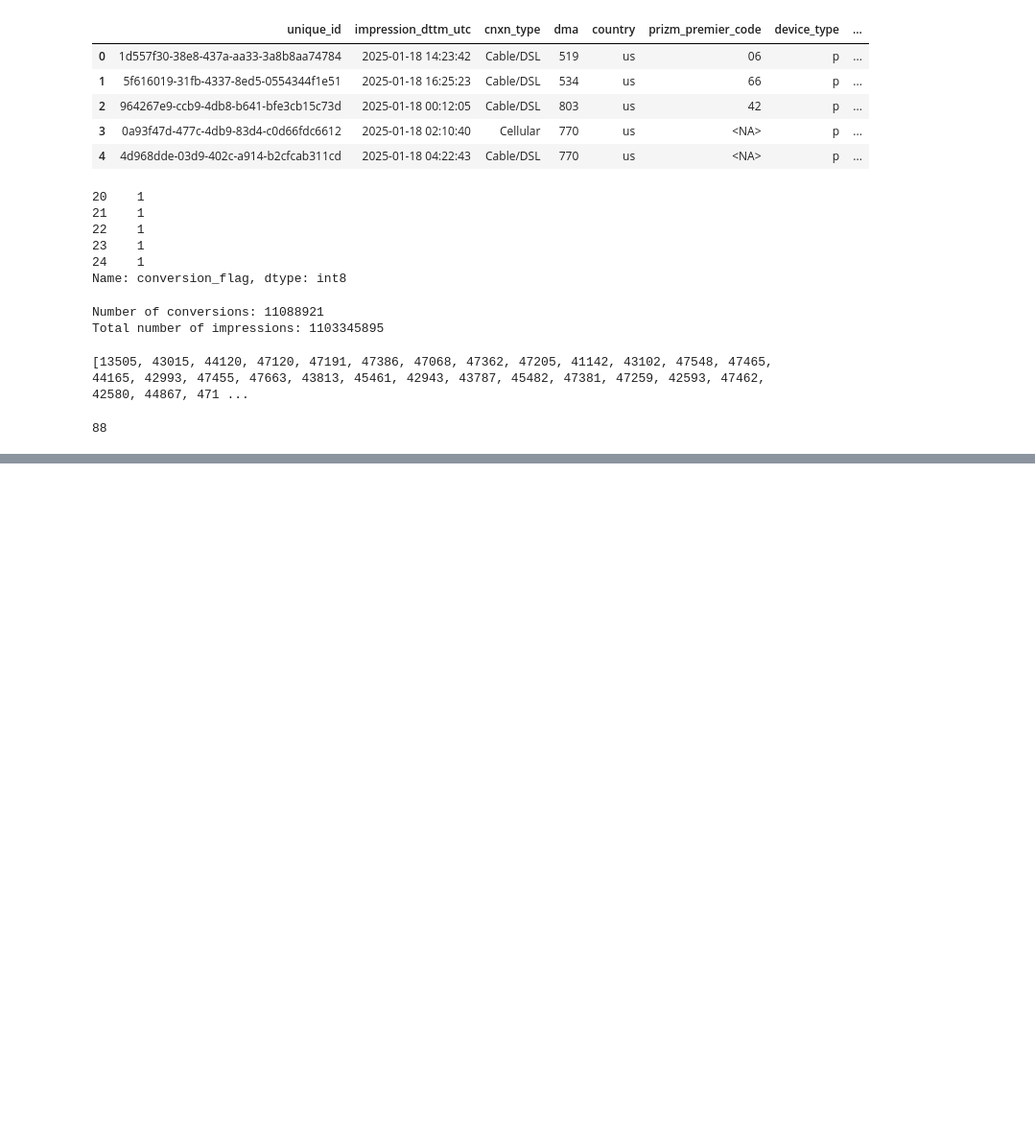
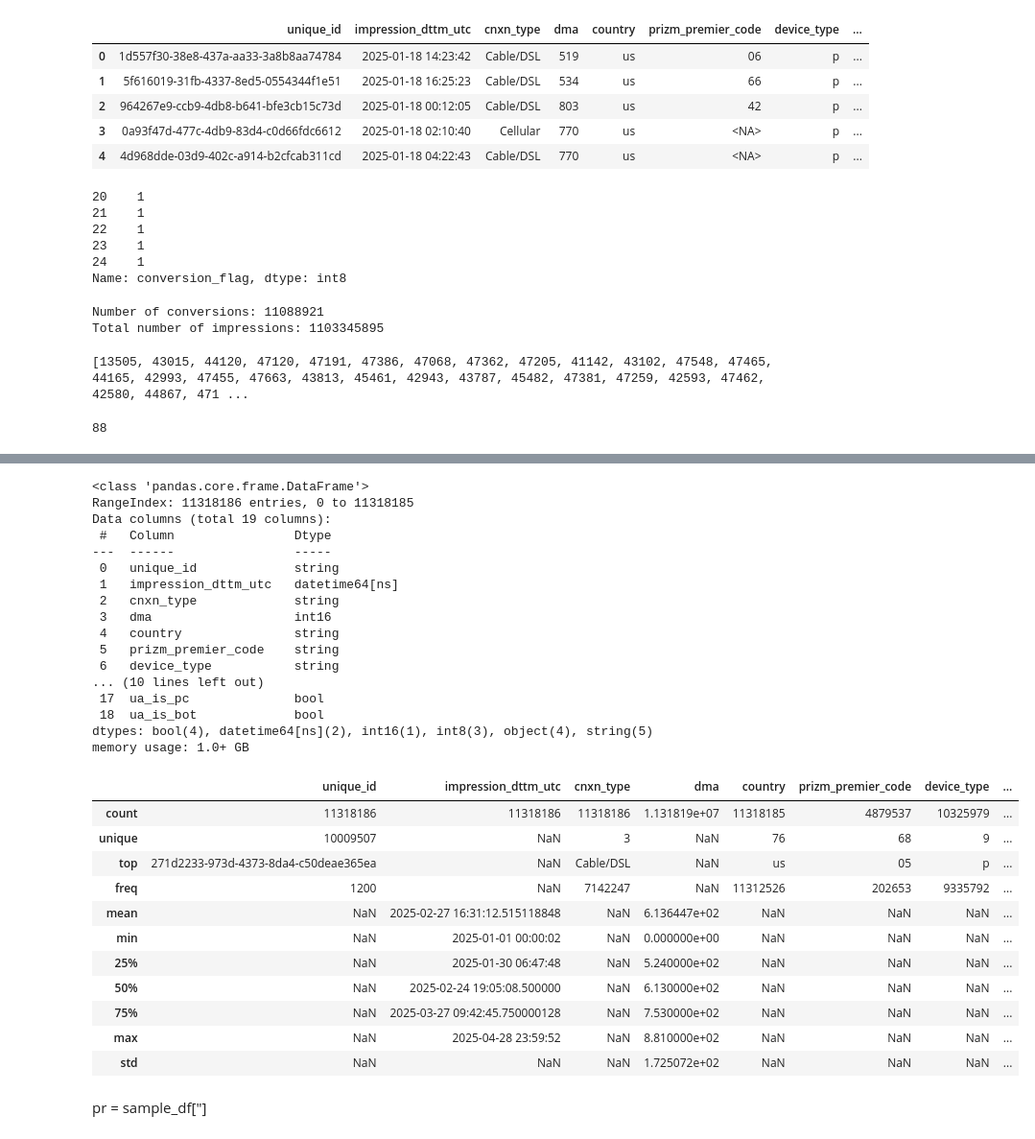
Before and after one commit to paramkpr/AuctioNN, a Jupyter notebook: notebooks/dev.ipynb, the cells around one changed output, grey strips where cells are left out. Shown at 96% size. Saved outputs shown, nothing was run; the diff lists cells and outputs as text; code cells hidden in the pictures; blank space fills up the shorter version.

```diff
--- a/notebooks/dev.ipynb
+++ b/notebooks/dev.ipynb
@@ -398,0 +432,39 @@ len(campaign_ids)
+# %%
+import pandas as pd
+
+sample_df = pd.read_parquet("./data/cleaned/train/campaign_id=8334/")
+sample_df.head()
+sample_df.info()
+sample_df.describe(include="all")
+# %% [output]
+<class 'pandas.core.frame.DataFrame'>
+RangeIndex: 11318186 entries, 0 to 11318185
+Data columns (total 19 columns):
+ #   Column                Dtype
+---  ------                -----
+ 0   unique_id             string
+ 1   impression_dttm_utc   datetime64[ns]
+ 2   cnxn_type             string
+ 3   dma                   int16
+ 4   country               string
+ 5   prizm_premier_code    string
+ 6   device_type           string
+... (10 lines left out)
+ 17  ua_is_pc              bool
+ 18  ua_is_bot             bool
+dtypes: bool(4), datetime64[ns](2), int16(1), int8(3), object(4), string(5)
+memory usage: 1.0+ GB
+|  | unique_id | impression_dttm_utc | cnxn_type | dma | country | prizm_premier_code | device_type | ... |
+| count | 11318186 | 11318186 | 11318186 | 1.131819e+07 | 11318185 | 4879537 | 10325979 | ... |
+| unique | 10009507 | NaN | 3 | NaN | 76 | 68 | 9 | ... |
+| top | 271d2233-973d-4373-8da4-c50deae365ea | NaN | Cable/DSL | NaN | us | 05 | p | ... |
+| freq | 1200 | NaN | 7142247 | NaN | 11312526 | 202653 | 9335792 | ... |
+| mean | NaN | 2025-02-27 16:31:12.515118848 | NaN | 6.136447e+02 | NaN | NaN | NaN | ... |
+| min | NaN | 2025-01-01 00:00:02 | NaN | 0.000000e+00 | NaN | NaN | NaN | ... |
+| 25% | NaN | 2025-01-30 06:47:48 | NaN | 5.240000e+02 | NaN | NaN | NaN | ... |
+| 50% | NaN | 2025-02-24 19:05:08.500000 | NaN | 6.130000e+02 | NaN | NaN | NaN | ... |
+| 75% | NaN | 2025-03-27 09:42:45.750000128 | NaN | 7.530000e+02 | NaN | NaN | NaN | ... |
+| max | NaN | 2025-04-28 23:59:52 | NaN | 8.810000e+02 | NaN | NaN | NaN | ... |
+| std | NaN | NaN | NaN | 1.725072e+02 | NaN | NaN | NaN | ... |
+# %% [markdown]
+pr = sample_df["]
```
Also changed, not shown: parts of 8 cells of this notebook, 15 other files.
